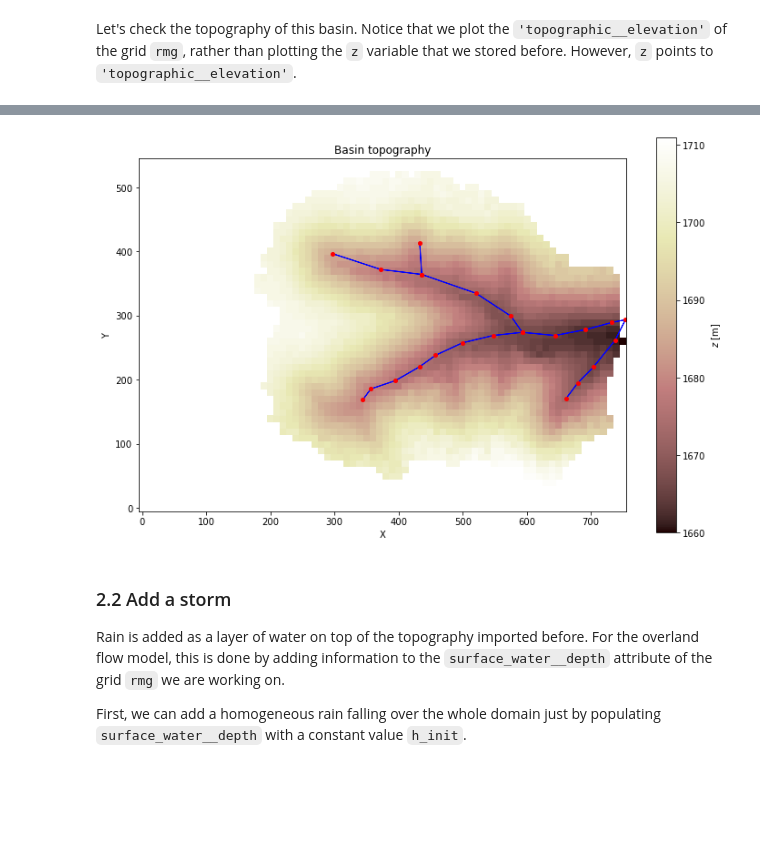
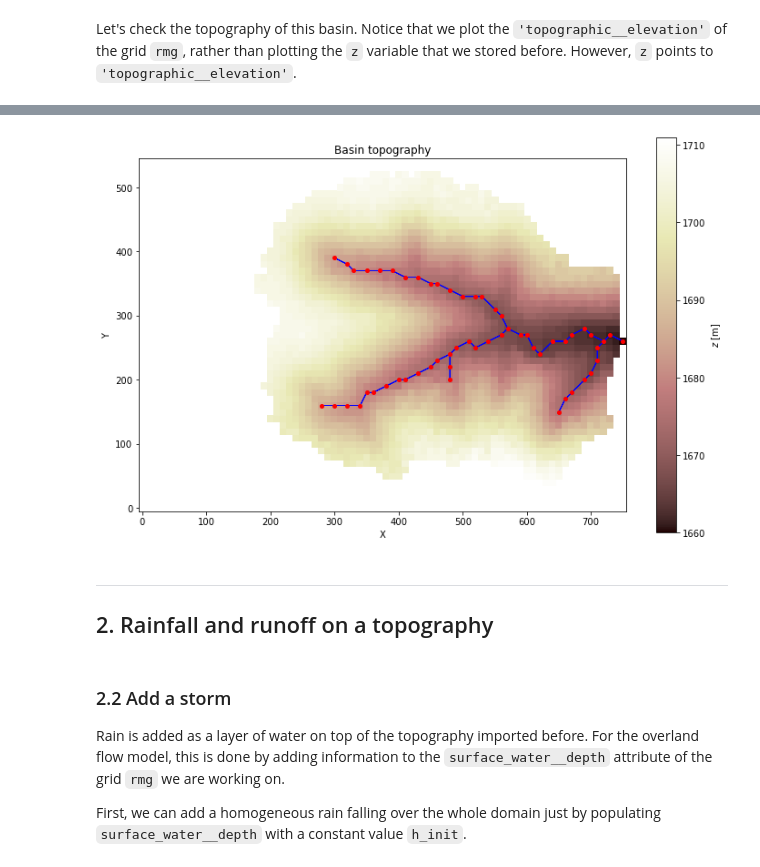
Before and after one commit to espin-2020/fluvial, a Jupyter notebook: fluvial_group.ipynb, the cells around one changed output, grey strips where cells are left out. Cells and saved outputs as stored; diff of their text form; code cells hidden in the pictures; blank space fills up the shorter version.

Commit message:
Added automated network grid generation

```diff
--- a/fluvial_group.ipynb
+++ b/fluvial_group.ipynb
@@ -141,0 +130,14 @@ Let's check the topography of this basin. Notice that we plot the `'topographic_
+# %%
+d_node_spacing = 20 #units to space nodes, must be greater than grid resolutio
+
+#obtain watershed key
+ws_keys = [k for k in profiler.data_structure.keys()]
+
+#sent message if there is more than 1 watershed (code is not currently set up to handle multipe watersheds)
+if len(ws_keys) > 1:
+    print('more than one watershed in DEM, unable to deliniate network properly')
+
+#access number of channel segments
+n_channel_segs = len(profiler.data_structure[ws_keys[0]])
+#generate random colors to keep track of channel segs for plotting
+colors = [list(np.random.random(3)) for i in range(n_channel_segs)]
@@ -141,0 +277,23 @@ Let's check the topography of this basin. Notice that we plot the `'topographic_
+# %%
+# Package for building a Network Model Grid
+from landlab.grid.network import NetworkModelGrid
+# Package for building a building a Network Graph
+from landlab.graph.graph import NetworkGraph
+
+x_of_node, y_of_node = zip(*node_xy)
+
+# We want to ensure that we maintain sorting, so start by creating an
+# unsorted network graph and sorting.
+# The sorting is important to ensure that the fields are assigned to
+# the correct links.
+graph_net = NetworkGraph((y_of_node, x_of_node), links=links, sort=False)
+#                        ^                    ^ ^          ^
+#                        ^--Node Coordinates--^ ^-Links id-^
+
+sorted_nodes, sorted_links, sorted_patches = graph_net.sort()
+
+# use the sorting information to make a new network model grid.
+network_grid = NetworkModelGrid(
+    (np.asarray(y_of_node)[sorted_nodes], np.asarray(x_of_node)[sorted_nodes]),
+    np.vstack((graph_net.node_at_link_head, graph_net.node_at_link_tail)).T,
+)
@@ -142,18 +318,21 @@ Let's check the topography of this basin. Notice that we plot the `'topographic_
 # %%
 # Package for plotting raster data
 from landlab.plot.imshow import imshow_grid, imshow_grid_at_node
 
 # Plot topography
 plt.figure(figsize=(12,8))
 graph.plot_nodes(network_grid,with_id=False,markersize=4)
-graph.plot_links(new_network_grid,with_id=False)
+graph.plot_links(network_grid,with_id=False)
 imshow_grid(rmg, 'topographic__elevation',\
             plot_name="Basin topography",\
             color_for_closed=None,\
             colorbar_label="$z$ [m]")
 plt.show()
 # %% [output]
-[figure, old version]
+[figure, new version]
+# %% [markdown]
+***
+## 2. Rainfall and runoff on a topography
 # %% [markdown]
 ### 2.2 Add a storm
 
```
Also changed, not shown: parts of 49 cells of this notebook.
